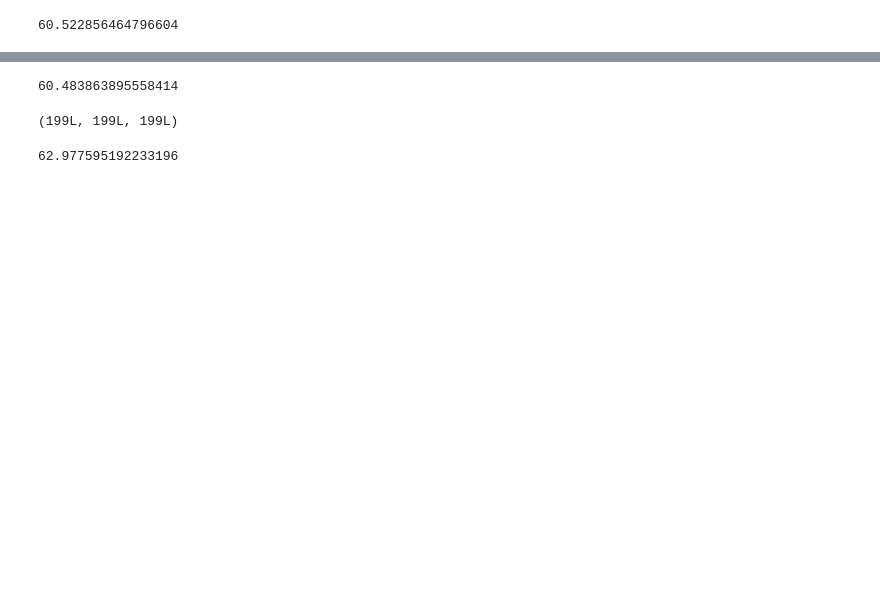
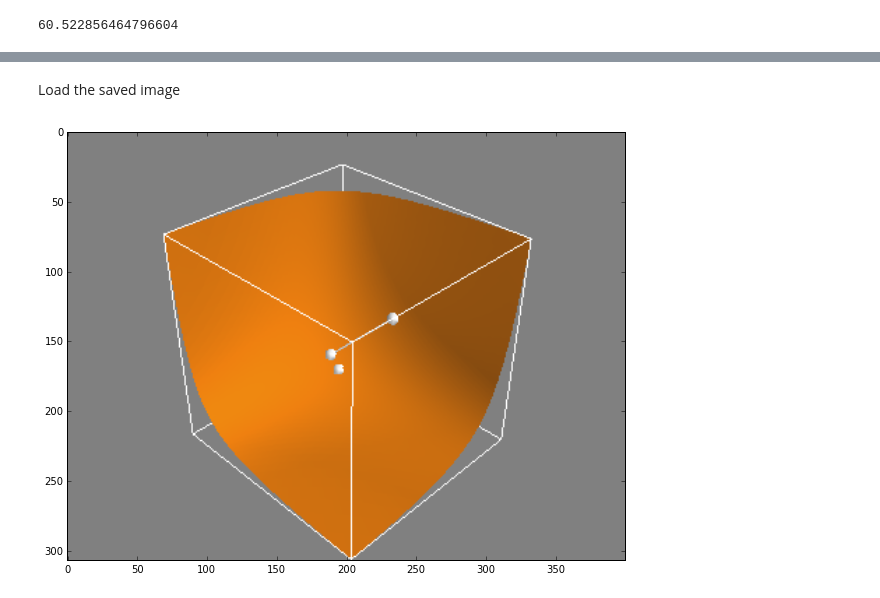
Before and after one commit to jhconning/renegotiation, a Jupyter notebook: py/slicedPlane.ipynb, the cells around one changed output, grey strips where cells are left out. Saved outputs shown, nothing was run; the diff lists cells and outputs as text; code cells hidden in the pictures; blank space fills up the shorter version.

```diff
--- a/py/slicedPlane.ipynb
+++ b/py/slicedPlane.ipynb
@@ -17,9 +12,14 @@ sys.version
 # %%
 from __future__ import print_function
+%matplotlib inline
 import numpy as np
-import mayavi
+#import mayavi
 import mayavi.mlab as mlab
 from numpy import ogrid
+import matplotlib.pyplot as plt
+
+from matplotlib.backends.backend_pdf import PdfPages
+plt.rcParams["figure.figsize"] = (10, 8)
 # %% [output]
 WARNING:traits.has_traits:DEPRECATED: traits.has_traits.wrapped_class, 'the 'implements' class advisor has been deprecated. Use the 'provides' class decorator.
 # %%
@@ -87,16 +88,10 @@ PUMF
 # %%
-ctr = mayavi.mlab.contour3d(u(c0) + beta*(u(c1) + u(c2)),
+ctr = mlab.contour3d(u(c0) + beta*(u(c1) + u(c2)),
                             contours=[PUy],transparent=True)
 mlab.outline()
 
 mlab.points3d(x, y, z)
 
 mlab.plot3d([yE[0], cMF[0]], [yE[1], cMF[1]], [yE[2], cMF[2]], tube_radius=.5)
-
-
+arr = mlab.screenshot()    # this saves an image that can be displayed later in the notebook
 mlab.show()
-# %%
-PUMF = u(cMR[0]) + beta*(u(cMR[1]) + u(cMR[2]))
-PUMF
-# %% [output]
-60.483863895558414
@@ -105,8 +98,7 @@ W =u(c0) + beta*(u(c1) + u(c2))
-# %%
-np.shape(W)
-# %% [output]
-(199L, 199L, 199L)
-# %%
-W[100,100,100]
-# %% [output]
-62.977595192233196
+# %% [markdown]
+Load the saved image
+# %%
+plt.imshow(arr)
+plt.show()
+# %% [output]
+[figure, added]
```
Also changed, not shown: parts of 8 cells of this notebook, 3 other files.
